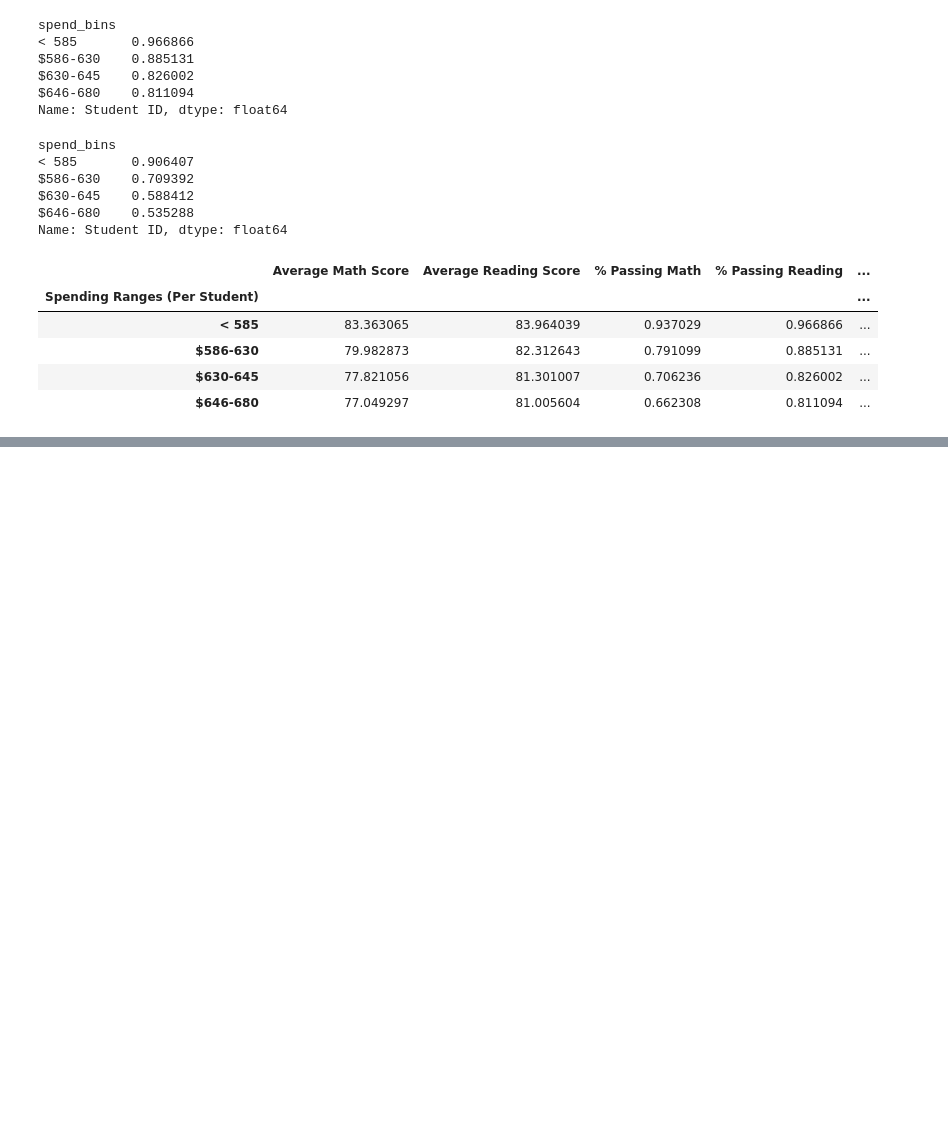
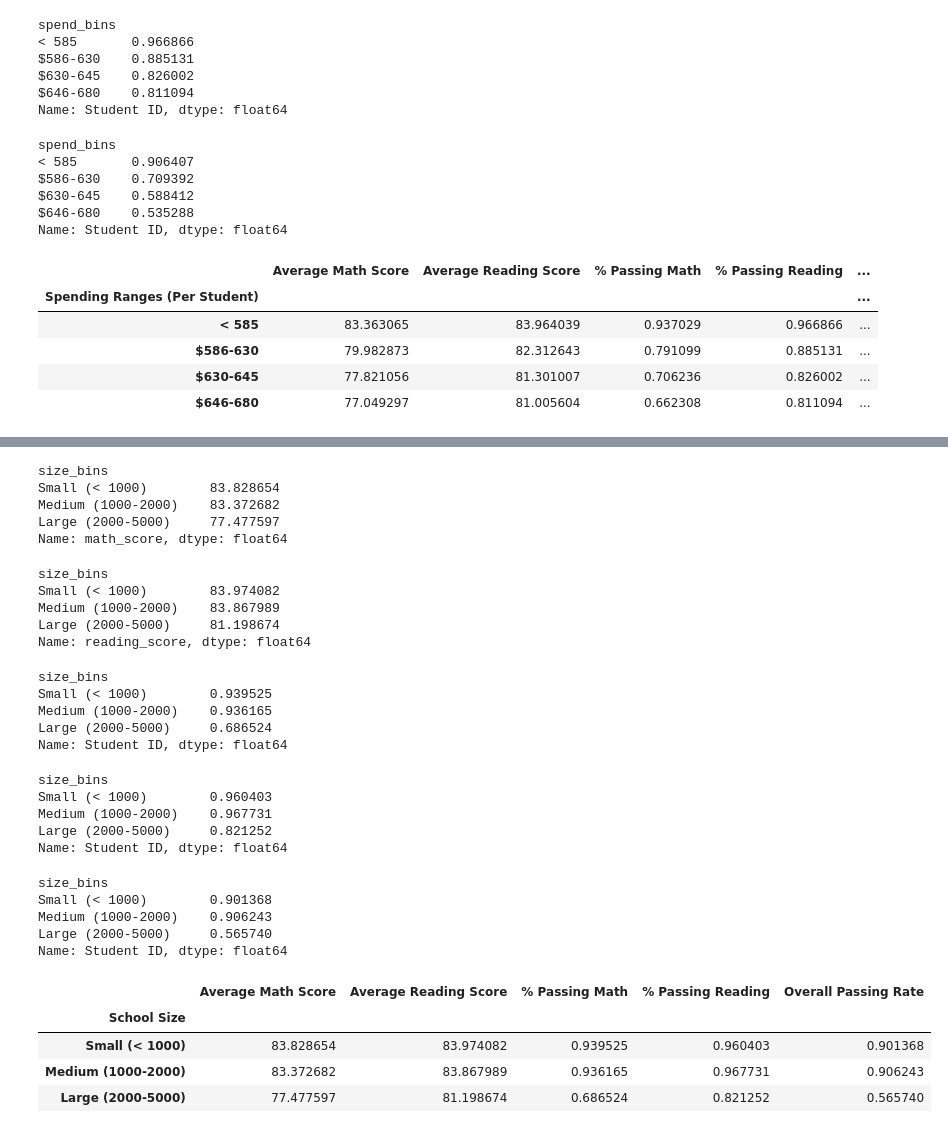
Before and after one commit to GrimmettDS/pandas-challenge, a Jupyter notebook: PyCitySchools/TestData.ipynb, the cells around one changed output, grey strips where cells are left out. Saved outputs shown, nothing was run; the diff lists cells and outputs as text; code cells hidden in the pictures; blank space fills up the shorter version.

```diff
--- a/PyCitySchools/TestData.ipynb
+++ b/PyCitySchools/TestData.ipynb
@@ -367,0 +383,61 @@ scores_by_money_spent
+# %%
+avg_math_size = score_by_size['math_score'].mean()
+avg_math_size.head()
+# %% [output]
+size_bins
+Small (< 1000)        83.828654
+Medium (1000-2000)    83.372682
+Large (2000-5000)     77.477597
+Name: math_score, dtype: float64
+# %%
+avg_reading_size = score_by_size['reading_score'].mean()
+avg_reading_size.head()
+# %% [output]
+size_bins
+Small (< 1000)        83.974082
+Medium (1000-2000)    83.867989
+Large (2000-5000)     81.198674
+Name: reading_score, dtype: float64
+# %%
+size_pass_math = school_data_complete[school_data_complete['math_score'] >= 70].groupby('size_bins')['Student ID'].count()/score_by_size['Student ID'].count()
+size_pass_math.head()
+# %% [output]
+size_bins
+Small (< 1000)        0.939525
+Medium (1000-2000)    0.936165
+Large (2000-5000)     0.686524
+Name: Student ID, dtype: float64
+# %%
+size_pass_reading = school_data_complete[school_data_complete['reading_score'] >= 70].groupby('size_bins')['Student ID'].count()/score_by_size['Student ID'].count()
+size_pass_reading.head()
+# %% [output]
+size_bins
+Small (< 1000)        0.960403
+Medium (1000-2000)    0.967731
+Large (2000-5000)     0.821252
+Name: Student ID, dtype: float64
+# %%
+size_overall = school_data_complete[(school_data_complete['math_score'] >= 70) & (school_data_complete['reading_score'] >= 70)].groupby('size_bins')['Student ID'].count()/score_by_size['Student ID'].count()
+size_overall.head()
+# %% [output]
+size_bins
+Small (< 1000)        0.901368
+Medium (1000-2000)    0.906243
+Large (2000-5000)     0.565740
+Name: Student ID, dtype: float64
+# %%
+score_by_school_size = pd.DataFrame({"Average Math Score": avg_math_size,
+                                     "Average Reading Score": avg_reading_size,
+                                     "% Passing Math": size_pass_math,
+                                     "% Passing Reading": size_pass_reading,
+                                     "Overall Passing Rate": size_overall})
+
+score_by_school_size.index.name = "School Size"
+
+score_by_school_size
+# %% [output]
+|  | Average Math Score | Average Reading Score | % Passing Math | % Passing Reading | Overall Passing Rate |
+| School Size |  |  |  |  |  |
+| Small (< 1000) | 83.828654 | 83.974082 | 0.939525 | 0.960403 | 0.901368 |
+| Medium (1000-2000) | 83.372682 | 83.867989 | 0.936165 | 0.967731 | 0.906243 |
+| Large (2000-5000) | 77.477597 | 81.198674 | 0.686524 | 0.821252 | 0.565740 |
```
Also changed, not shown: parts of 10 cells of this notebook, 1 other file.
